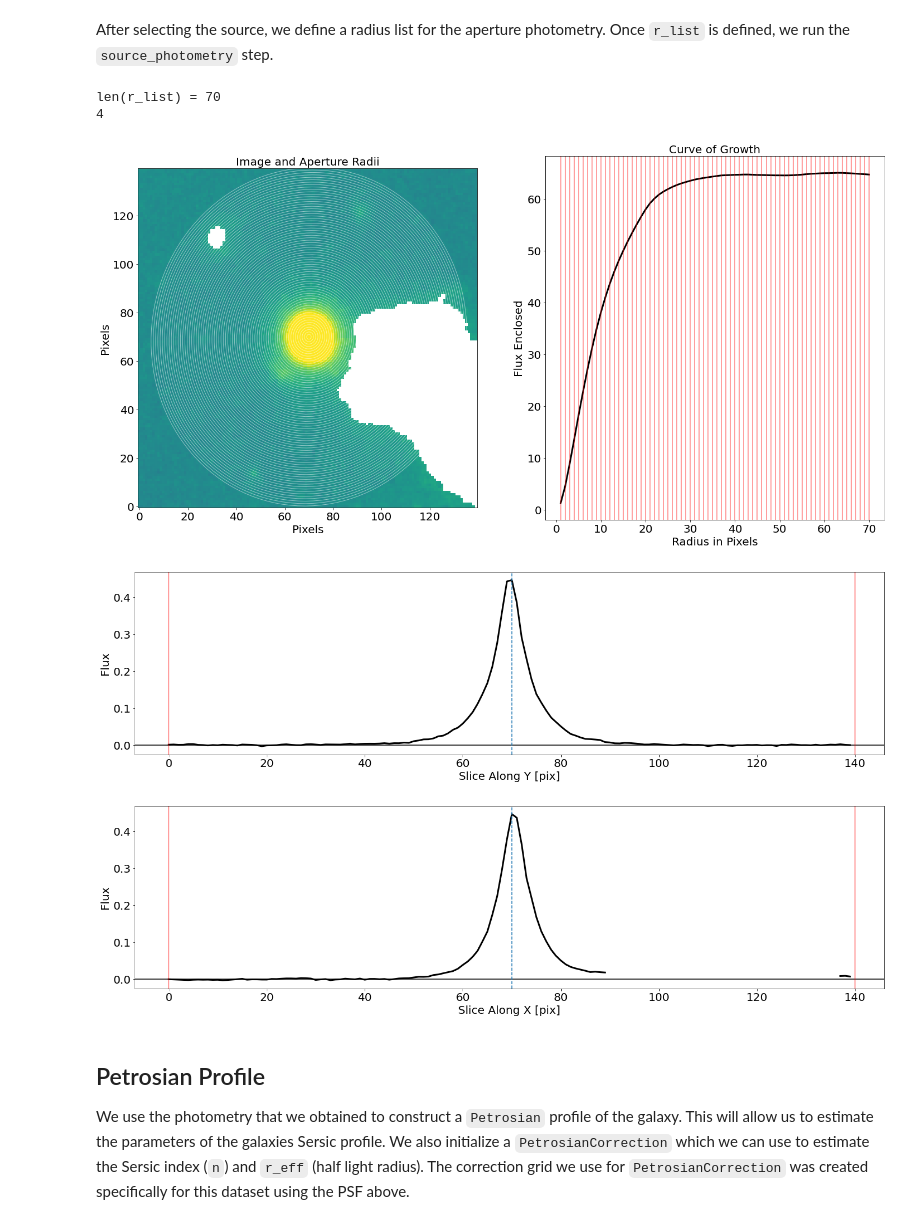
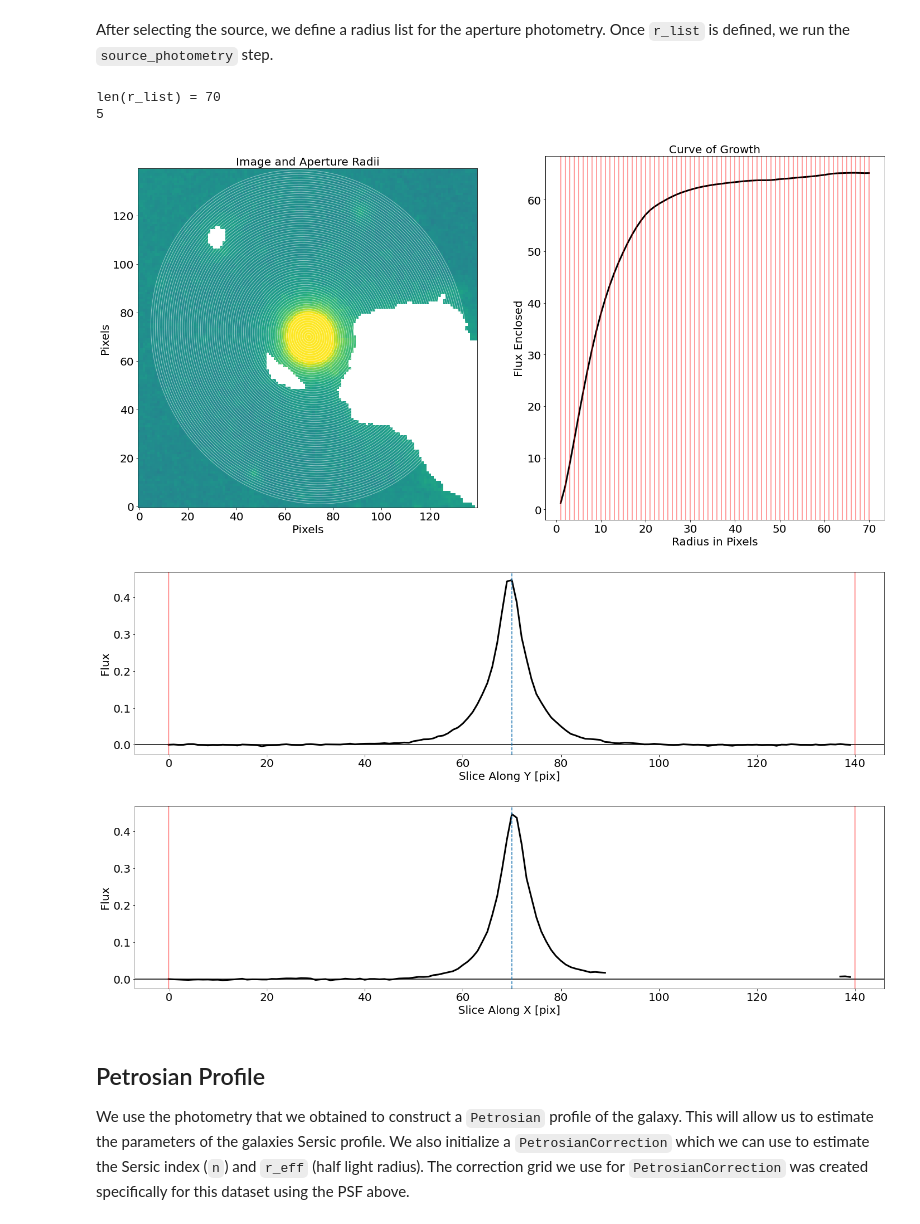
Before and after one commit to PetroFit/petrofit_papers, a Jupyter notebook: initial_paper/single_comp_fitting.ipynb, the cells around one changed output. Saved outputs shown, nothing was run; the diff lists cells and outputs as text; code cells hidden in the pictures.

```diff
--- a/initial_paper/single_comp_fitting.ipynb
+++ b/initial_paper/single_comp_fitting.ipynb
@@ -114,7 +114,7 @@ kernel_size = 3
 fwhm = 3
 
 # Min Source size (area)
-npixels = 4**2
+npixels = 2**2
 
 
 cat, segm, segm_deblend = make_catalog(
@@ -164,37 +164,37 @@ After selecting the source, we define a radius list for the aperture photometry.
 from petrofit.photometry import make_radius_list
 from petrofit.photometry import source_photometry
 
 max_pix = 70
 
 r_list = make_radius_list(
     max_pix=max_pix, # Max pixel to go up to
     n=max_pix # the number of radii to produce
 )
 
 print("len(r_list) = {}".format(len(r_list)))
 
 
 # Photomerty
 flux_arr, area_arr, error_arr = source_photometry(
 
     # Inputs
     source, # Source (`photutils.segmentation.catalog.SourceCatalog`)
     image.data, # Image as 2D array
     segm_deblend, # Deblended segmentation map of image
     r_list, # list of aperture radii
 
     error=rms.data,
 
     # Options
     cutout_size=max(r_list)*2, # Cutout out size, set to double the max radius
-    bkg_sub=False, # Subtract background
-    sigma=1, sigma_type='clip', # Fit a 2D plane to pixels within 1 sigma of the mean
+    bkg_sub=True, # Subtract background
+    sigma=3, sigma_type='clip', # Fit a 2D plane to pixels within 1 sigma of the mean
     plot=True, vmax=vmax, vmin=vmin, # Show plot with max and min defined above
 )
 # %% [output]
 len(r_list) = 70
-4
+5
-[figure, old version]
+[figure, new version]
 [figure]
 [figure]
 # %% [markdown]
```
Also changed, not shown: parts of 35 cells of this notebook, 1 other file.
